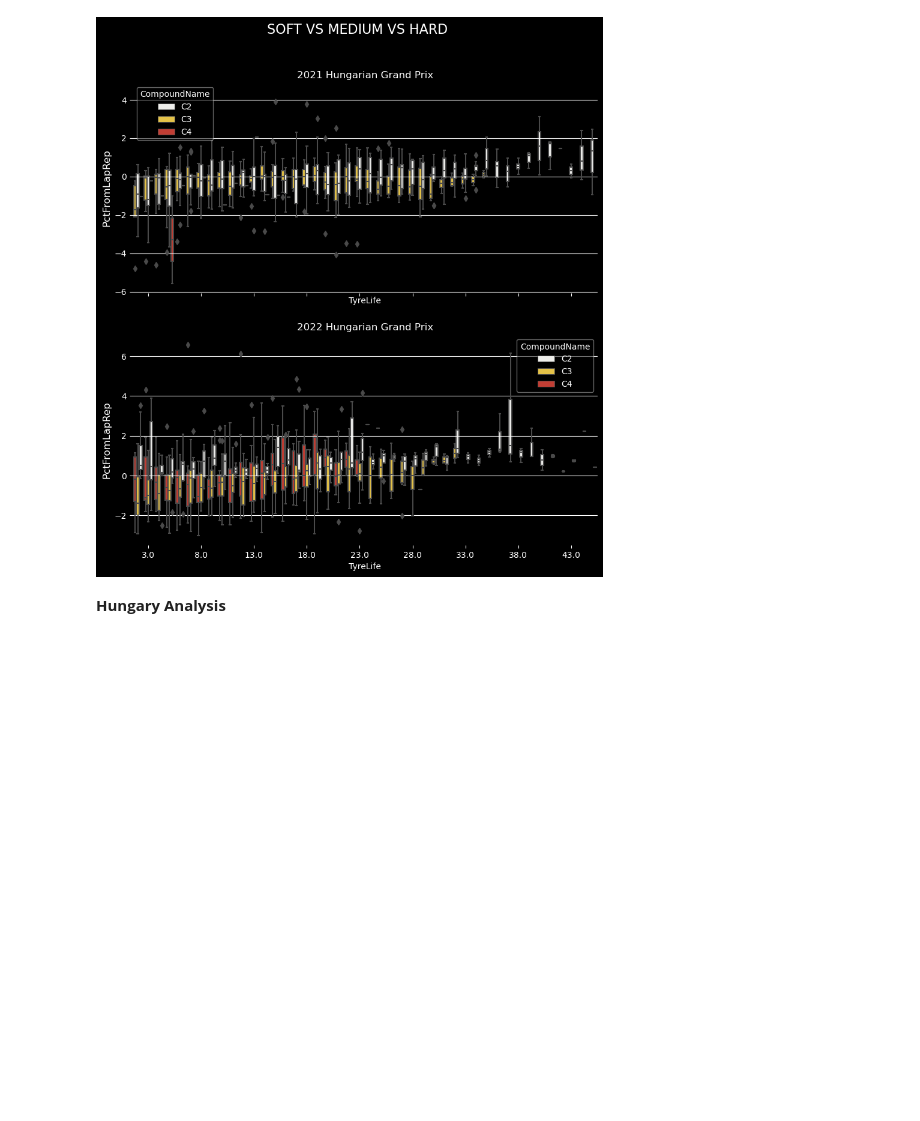
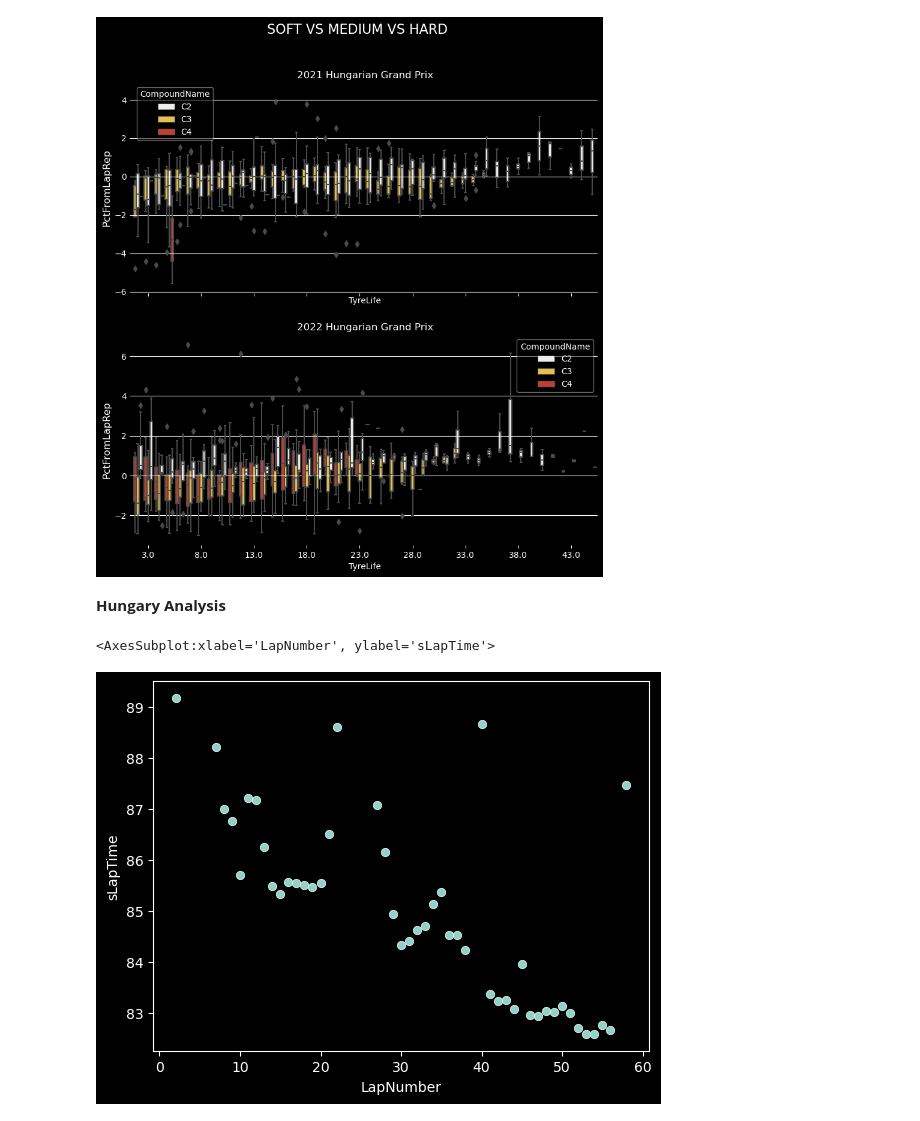
Before and after one commit to Casper-Guo/F1-Data-Visualization, a Jupyter notebook: visualization.ipynb, the cells around one changed output. Saved outputs shown, nothing was run; the diff lists cells and outputs as text; code cells hidden in the pictures; blank space fills up the shorter version.

```diff
--- a/visualization.ipynb
+++ b/visualization.ipynb
@@ -1149,3 +1165,9 @@ hungary_box = plot_compounds_boxplot([2021, 2022], ["Hungary", "Hungary"], "PctF
 [figure]
 # %% [markdown]
 **Hungary Analysis**
+# %%
+albon_aus_laps = df_laps_2022[(df_laps_2022["EventName"] == "Australian Grand Prix") & (df_laps_2022["Driver"] == "ALB") & (df_laps_2022["sLapTime"] <= 95)][["sLapTime", "LapNumber"]]
+sns.scatterplot(data=albon_aus_laps, x="LapNumber", y="sLapTime")
+# %% [output]
+<AxesSubplot:xlabel='LapNumber', ylabel='sLapTime'>
+[figure, added]
```
Also changed, not shown: parts of 7 cells of this notebook.
